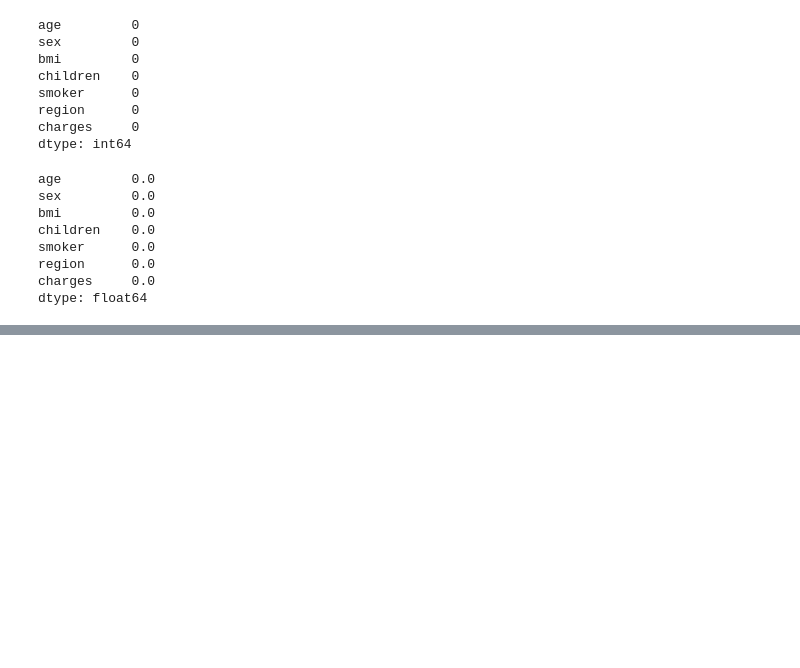
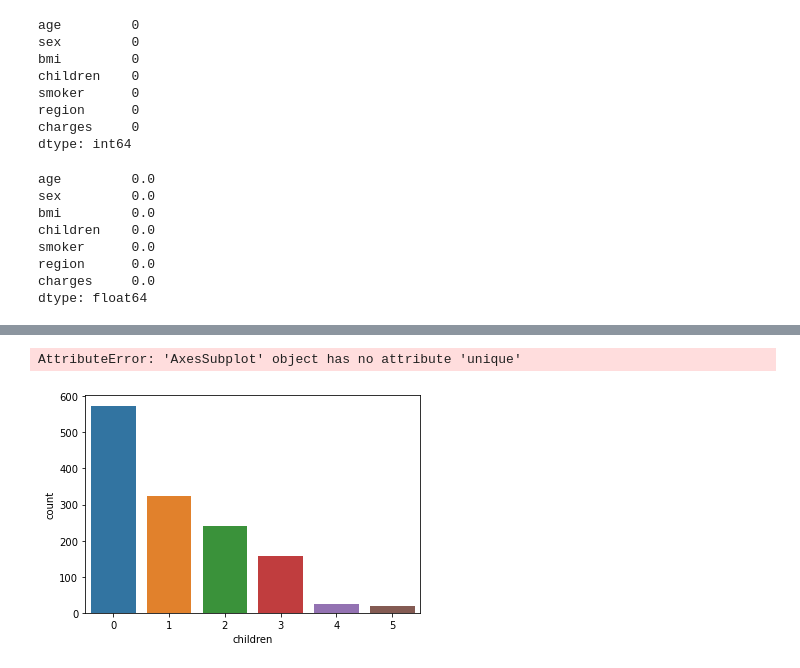
Before and after one commit to EdwinNdungu/EDA--for--insurance--with--jupyter-notebook, a Jupyter notebook: EDA .ipynb, the cells around one changed output, grey strips where cells are left out. Saved outputs shown, nothing was run; the diff lists cells and outputs as text; code cells hidden in the pictures; blank space fills up the shorter version.

```diff
--- a/EDA .ipynb
+++ b/EDA .ipynb
@@ -96,0 +115,7 @@ dtype: float64
+# %%
+#Plot the unique values
+
+sns.countplot(df['children']).unique()
+# %% [output]
+AttributeError: 'AxesSubplot' object has no attribute 'unique'
+[figure, added]
```
Also changed, not shown: parts of 12 cells of this notebook.
